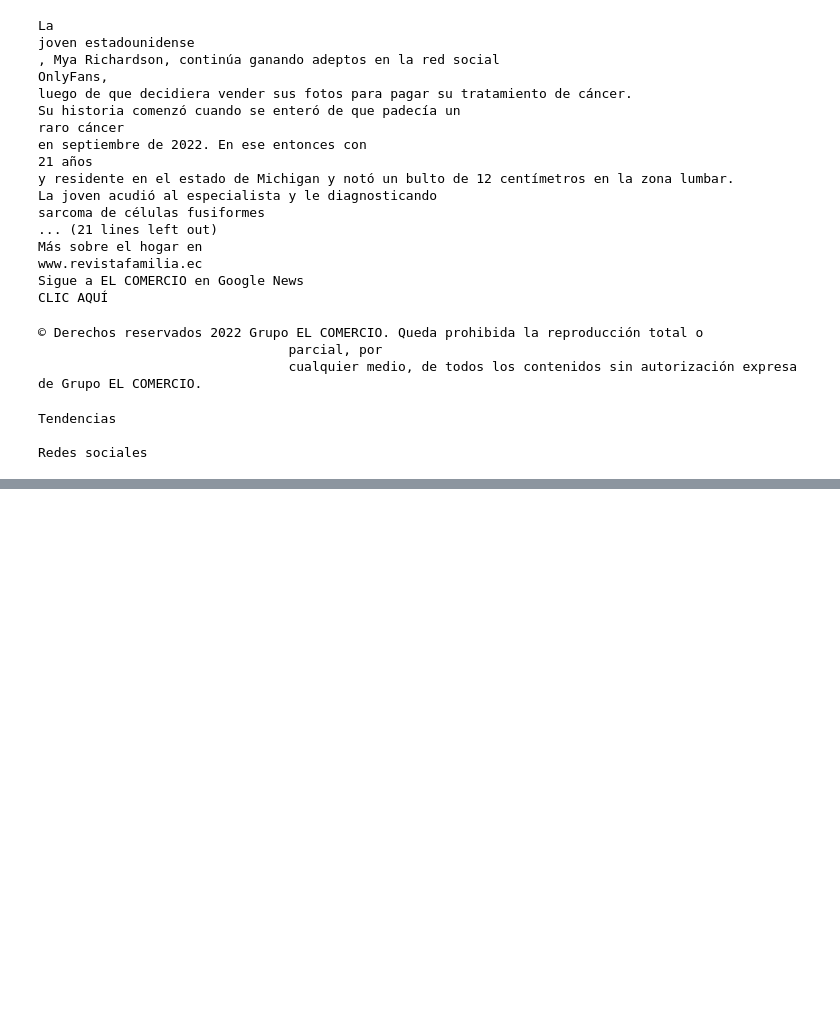
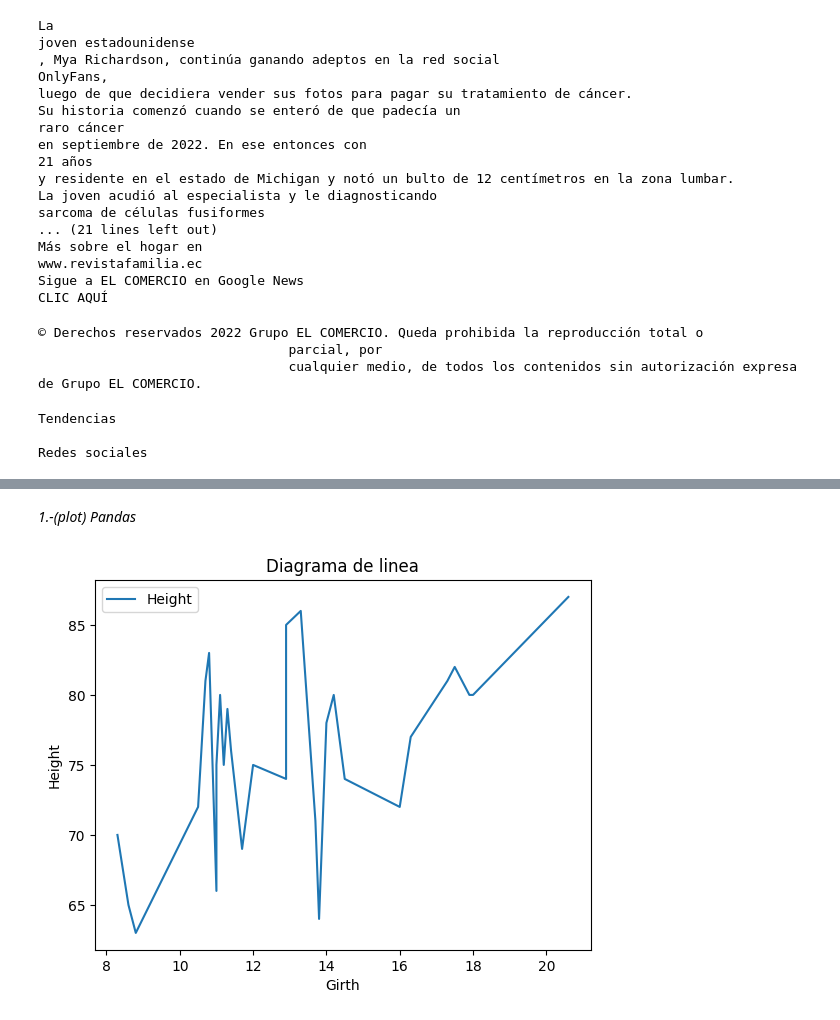
Before and after one commit to Alejo-P/Analisis-de-datos, a Jupyter notebook: Tarea3/Pinzon.ipynb, the cells around one changed output, grey strips where cells are left out. Drawn from its saved outputs; the diff is of its cells as text; code cells hidden in the pictures; blank space fills up the shorter version.

```diff
--- a/Tarea3/Pinzon.ipynb
+++ b/Tarea3/Pinzon.ipynb
@@ -190,0 +177,5 @@ except Error as error:
+# %%
+import pandas as pd
+import matplotlib.pyplot as plt
+Set_datos = pd.read_excel(os.getcwd()+"/DataSet/Arboles.xlsx", sheet_name="in")
+Set_datos.head()
@@ -190,0 +189,11 @@ except Error as error:
+# %% [markdown]
+_1.-(plot) Pandas_
+# %%
+# Graficar el set de datos usando Pandas y Matplotlib (pyplot)
+Set_datos.plot(x='Girth', y='Height', kind='line')
+plt.title('Diagrama de linea')
+plt.xlabel('Girth')
+plt.ylabel('Height')
+plt.show()
+# %% [output]
+[figure, added]
```
Also changed, not shown: parts of 28 cells of this notebook, 3 other files.
